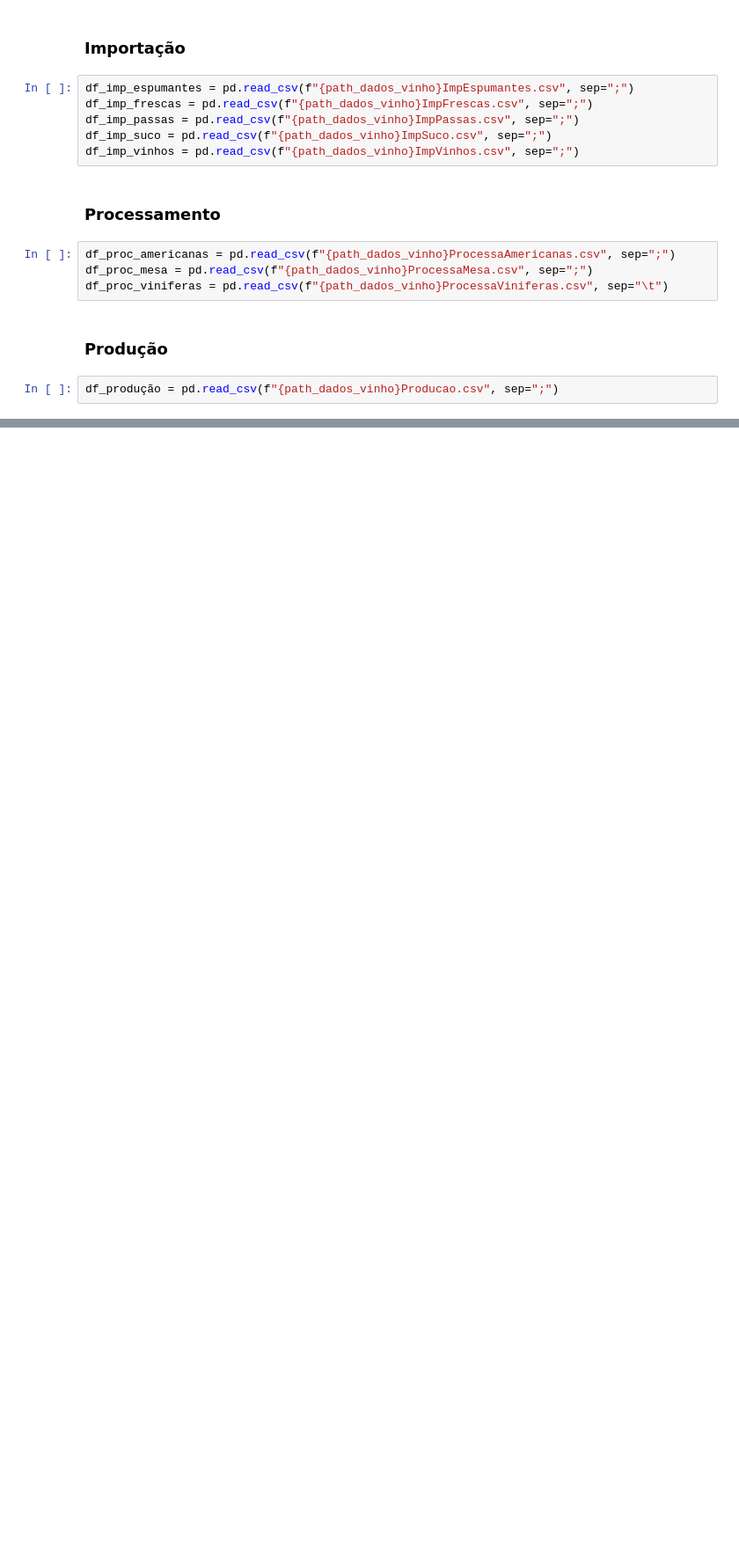
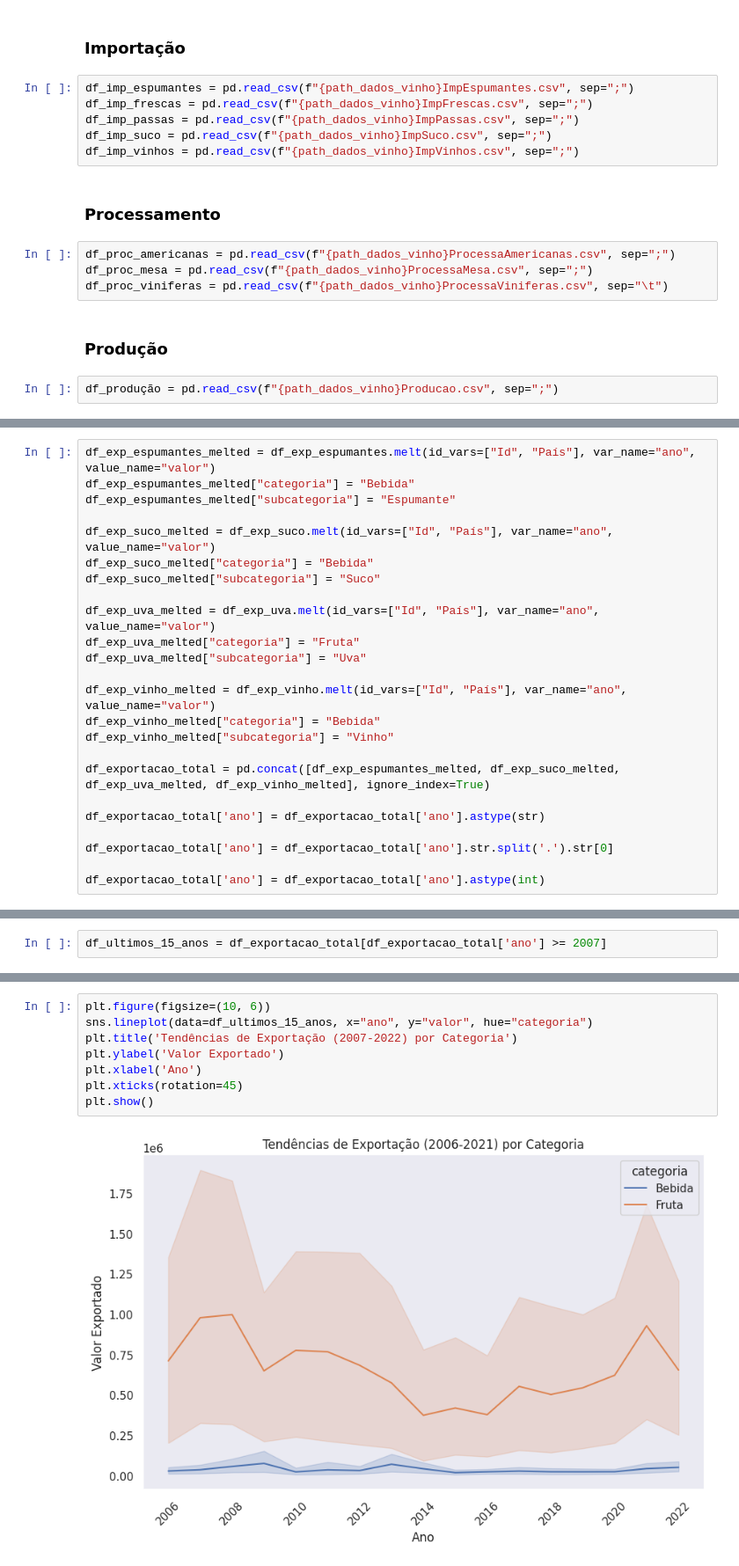
Before and after one commit to nineteens/tech-challenges, a Jupyter notebook: projetos/vinho/analise_exploratoria.ipynb, the cells around one changed output, grey strips where cells are left out. Shown at 88% size. Drawn from its saved outputs; the diff is of its cells as text; blank space fills up the shorter version.

Commit message:
tabela exportação e alguns gráficos

```diff
--- a/projetos/vinho/analise_exploratoria.ipynb
+++ b/projetos/vinho/analise_exploratoria.ipynb
@@ -78,0 +73,24 @@ df_comercio.head()
+# %%
+df_exp_espumantes_melted = df_exp_espumantes.melt(id_vars=["Id", "País"], var_name="ano", value_name="valor")
+df_exp_espumantes_melted["categoria"] = "Bebida"
+df_exp_espumantes_melted["subcategoria"] = "Espumante"
+
+df_exp_suco_melted = df_exp_suco.melt(id_vars=["Id", "País"], var_name="ano", value_name="valor")
+df_exp_suco_melted["categoria"] = "Bebida"
+df_exp_suco_melted["subcategoria"] = "Suco"
+
+df_exp_uva_melted = df_exp_uva.melt(id_vars=["Id", "País"], var_name="ano", value_name="valor")
+df_exp_uva_melted["categoria"] = "Fruta"
+df_exp_uva_melted["subcategoria"] = "Uva"
+
+df_exp_vinho_melted = df_exp_vinho.melt(id_vars=["Id", "País"], var_name="ano", value_name="valor")
+df_exp_vinho_melted["categoria"] = "Bebida"
+df_exp_vinho_melted["subcategoria"] = "Vinho"
+
+df_exportacao_total = pd.concat([df_exp_espumantes_melted, df_exp_suco_melted, df_exp_uva_melted, df_exp_vinho_melted], ignore_index=True)
+
+df_exportacao_total['ano'] = df_exportacao_total['ano'].astype(str)
+
+df_exportacao_total['ano'] = df_exportacao_total['ano'].str.split('.').str[0]
+
+df_exportacao_total['ano'] = df_exportacao_total['ano'].astype(int)
@@ -78,0 +101,2 @@ df_comercio.head()
+# %%
+df_ultimos_15_anos = df_exportacao_total[df_exportacao_total['ano'] >= 2007]
@@ -78,0 +106,10 @@ df_comercio.head()
+# %%
+plt.figure(figsize=(10, 6))
+sns.lineplot(data=df_ultimos_15_anos, x="ano", y="valor", hue="categoria")
+plt.title('Tendências de Exportação (2007-2022) por Categoria')
+plt.ylabel('Valor Exportado')
+plt.xlabel('Ano')
+plt.xticks(rotation=45)
+plt.show()
+# %% [output]
+[figure, added]
```
Also changed, not shown: parts of 15 cells of this notebook, 1 other file.
